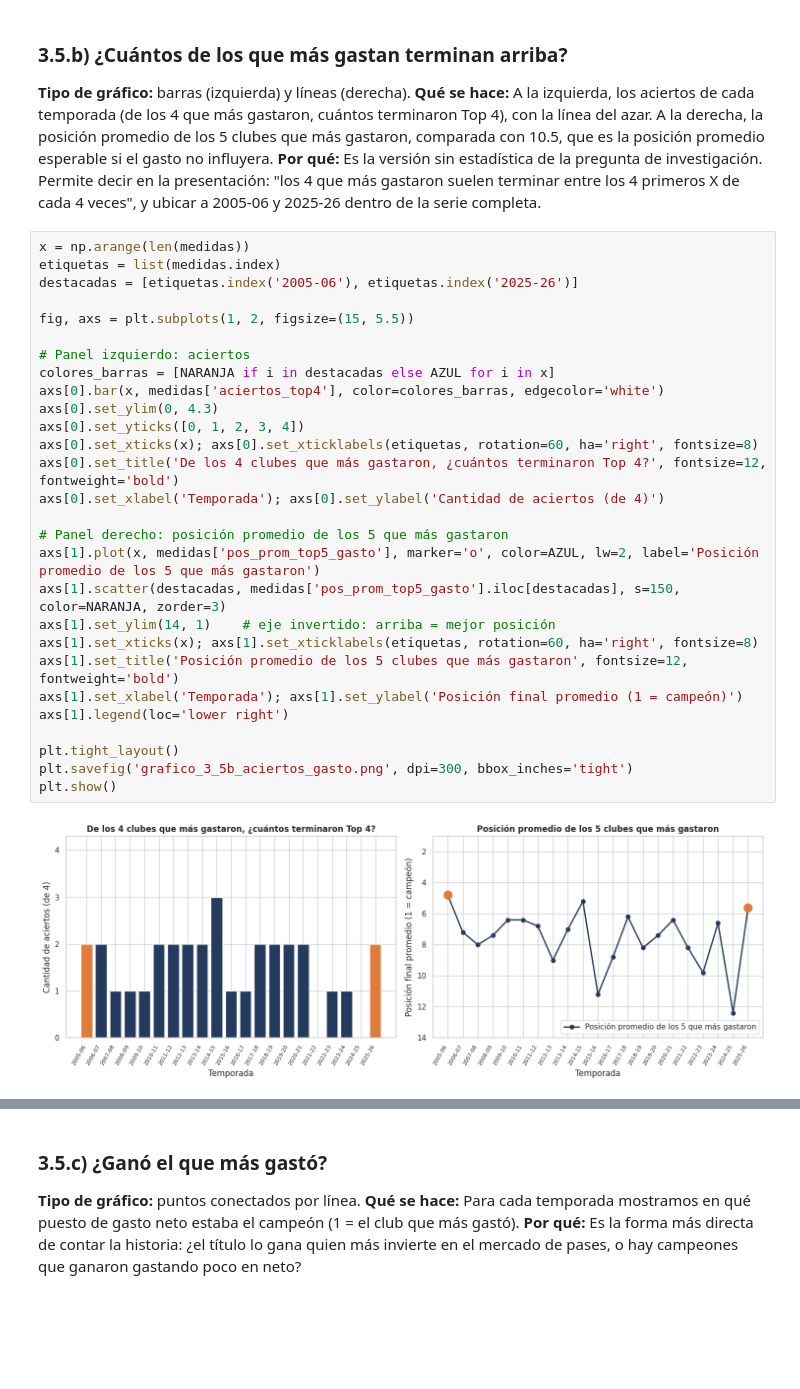
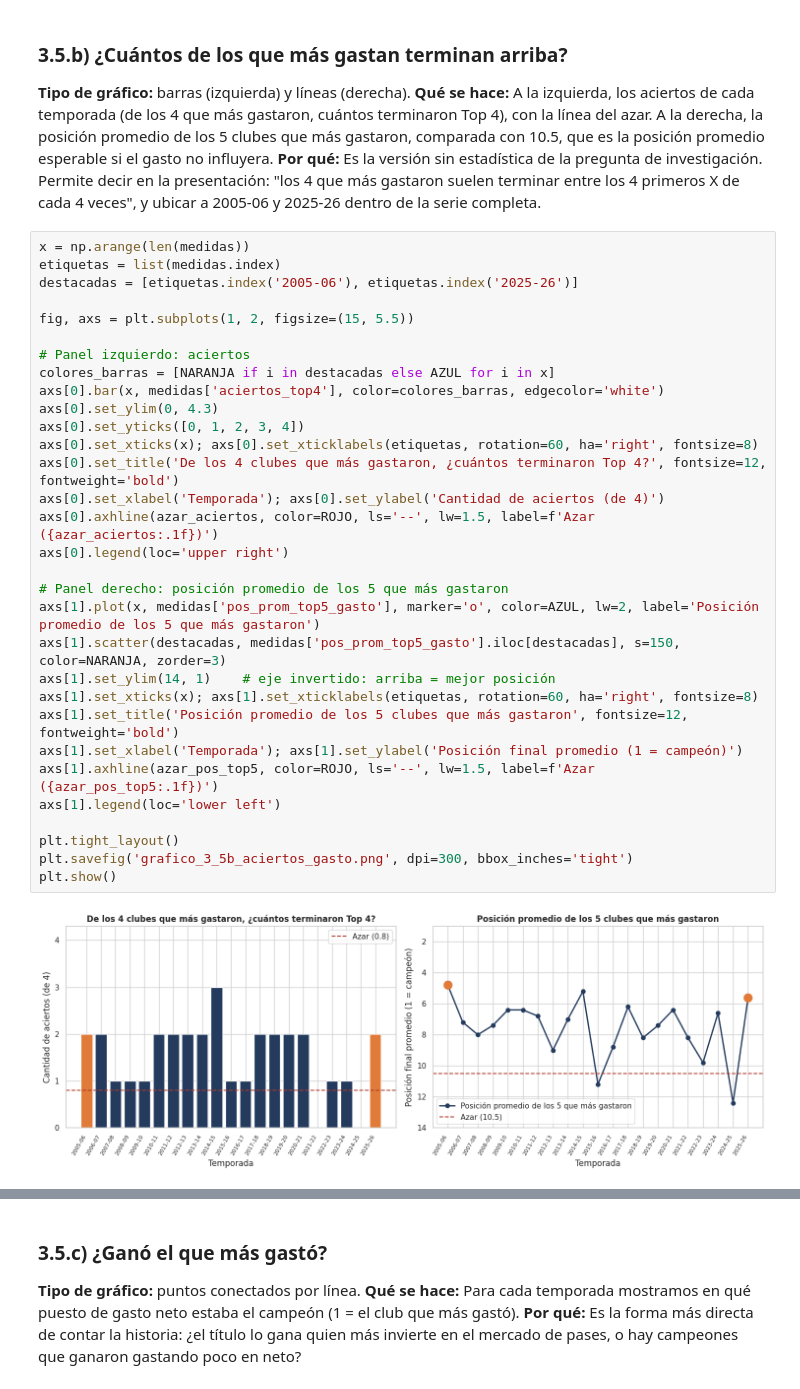
Before and after one commit to valeencamargo14/TP-Labo-, a Jupyter notebook: TP_Labo.ipynb, the cells around one changed output, grey strips where cells are left out. Drawn from its saved outputs; the diff is of its cells as text; blank space fills up the shorter version.

```diff
--- a/TP_Labo.ipynb
+++ b/TP_Labo.ipynb
@@ -767,33 +779,36 @@ El promedio de las 21 temporadas es de **1.5 aciertos**: casi el doble del azar,
 # %%
 x = np.arange(len(medidas))
 etiquetas = list(medidas.index)
 destacadas = [etiquetas.index('2005-06'), etiquetas.index('2025-26')]
 
 fig, axs = plt.subplots(1, 2, figsize=(15, 5.5))
 
 # Panel izquierdo: aciertos
 colores_barras = [NARANJA if i in destacadas else AZUL for i in x]
 axs[0].bar(x, medidas['aciertos_top4'], color=colores_barras, edgecolor='white')
 axs[0].set_ylim(0, 4.3)
 axs[0].set_yticks([0, 1, 2, 3, 4])
 axs[0].set_xticks(x); axs[0].set_xticklabels(etiquetas, rotation=60, ha='right', fontsize=8)
 axs[0].set_title('De los 4 clubes que más gastaron, ¿cuántos terminaron Top 4?', fontsize=12, fontweight='bold')
 axs[0].set_xlabel('Temporada'); axs[0].set_ylabel('Cantidad de aciertos (de 4)')
+axs[0].axhline(azar_aciertos, color=ROJO, ls='--', lw=1.5, label=f'Azar ({azar_aciertos:.1f})')
+axs[0].legend(loc='upper right')
 
 # Panel derecho: posición promedio de los 5 que más gastaron
 axs[1].plot(x, medidas['pos_prom_top5_gasto'], marker='o', color=AZUL, lw=2, label='Posición promedio de los 5 que más gastaron')
 axs[1].scatter(destacadas, medidas['pos_prom_top5_gasto'].iloc[destacadas], s=150, color=NARANJA, zorder=3)
 axs[1].set_ylim(14, 1)    # eje invertido: arriba = mejor posición
 axs[1].set_xticks(x); axs[1].set_xticklabels(etiquetas, rotation=60, ha='right', fontsize=8)
 axs[1].set_title('Posición promedio de los 5 clubes que más gastaron', fontsize=12, fontweight='bold')
 axs[1].set_xlabel('Temporada'); axs[1].set_ylabel('Posición final promedio (1 = campeón)')
-axs[1].legend(loc='lower right')
+axs[1].axhline(azar_pos_top5, color=ROJO, ls='--', lw=1.5, label=f'Azar ({azar_pos_top5:.1f})')
+axs[1].legend(loc='lower left')
 
 plt.tight_layout()
 plt.savefig('grafico_3_5b_aciertos_gasto.png', dpi=300, bbox_inches='tight')
 plt.show()
 # %% [output]
-[figure, old version]
+[figure, new version]
 # %% [markdown]
 **Interpretación:** *(Naranja = 2005-06 y 2025-26.)* Los 5 clubes que más gastaron terminaron en promedio en el puesto **7.6** (contra 10.5 esperable por azar), y estuvieron mejor ubicados que el azar en 19 de las 21 temporadas. Las únicas excepciones fueron 2015-16 (11.2, el año del título de Leicester) y 2024-25 (12.4).
 
```
Also changed, not shown: parts of 23 cells of this notebook.
